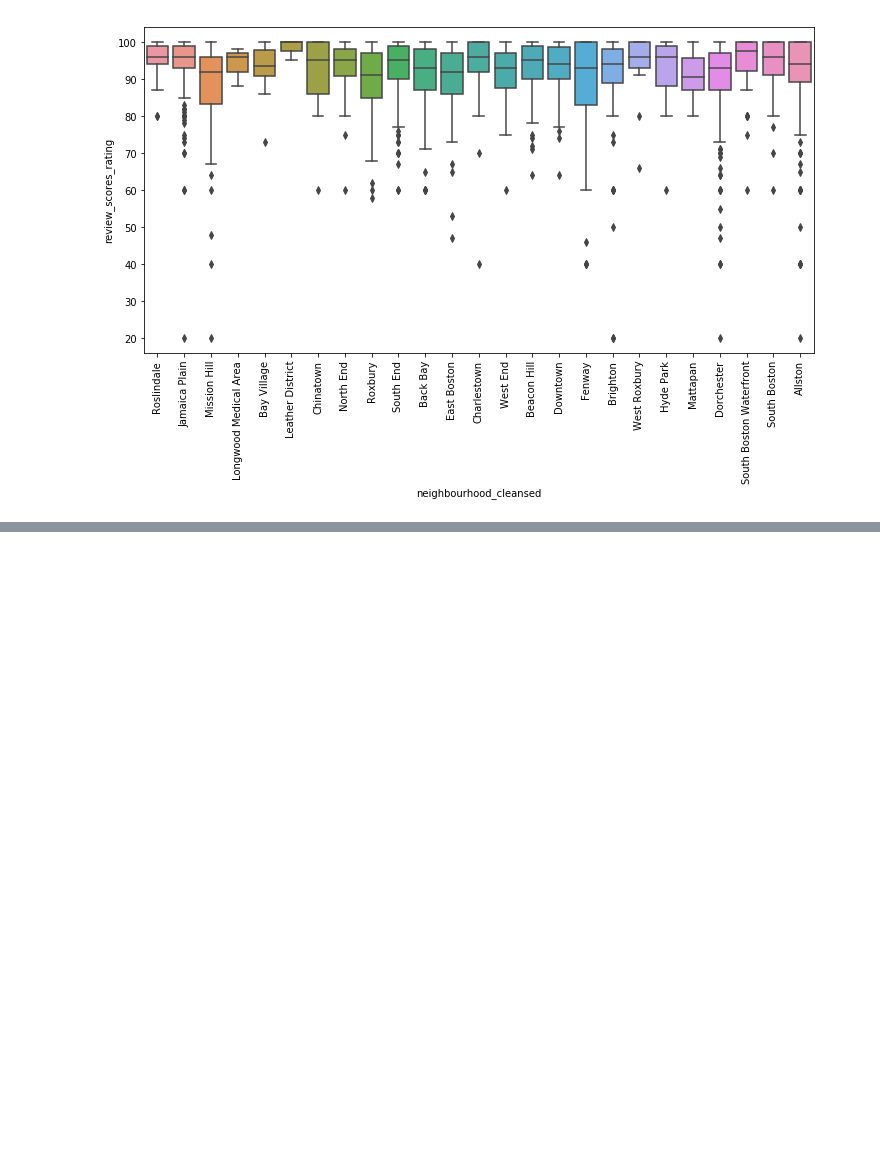
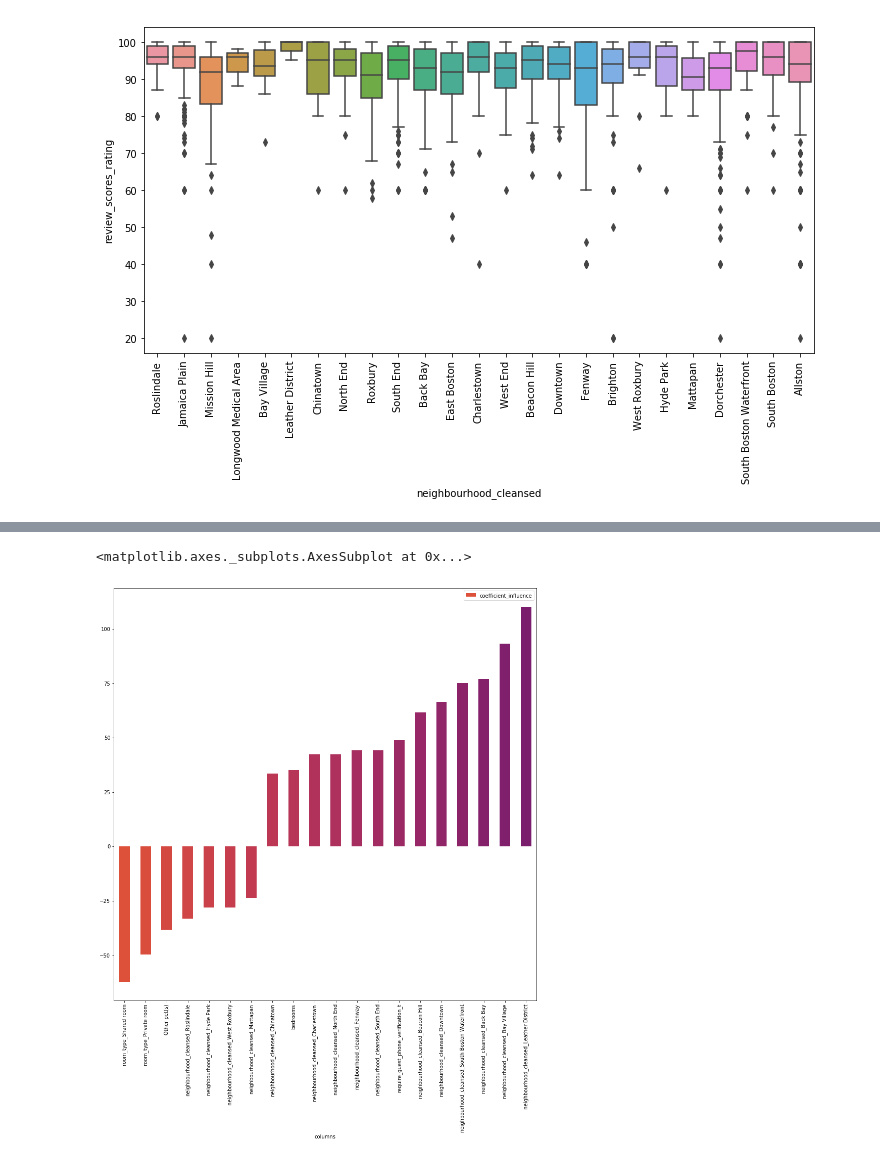
Before and after one commit to cgkaczenski/BostonAirbnb, a Jupyter notebook: BostonAirbnb.ipynb, the cells around one changed output, grey strips where cells are left out. Saved outputs shown, nothing was run; the diff lists cells and outputs as text; code cells hidden in the pictures; blank space fills up the shorter version.

```diff
--- a/BostonAirbnb.ipynb
+++ b/BostonAirbnb.ipynb
@@ -243,7 +236,7 @@ modelcat = dfmodel.select_dtypes(include='object')
 modelnum = dfmodel.select_dtypes(exclude='object')
 y = modelnum['price']
 X = modelnum[['accommodates','host_total_listings_count','number_of_reviews','review_scores_rating','guests_included',
-              'bathrooms','bedrooms','beds','review_scores_rating','review_scores_accuracy','review_scores_cleanliness',
+              'bathrooms','bedrooms','beds','review_scores_accuracy','review_scores_cleanliness',
               'review_scores_checkin','review_scores_value']]
 fill_mean = lambda col: col.fillna(col.mean())
 X = X.apply(fill_mean, axis=0)
@@ -280 +255,7 @@ amenitydf = pd.DataFrame(data=amenity, columns=possible_vals)
+# %%
+a = listings['amenities'].map(
+    lambda amns: "|".join([amn.replace("}", "").replace("{", "").replace('"', "")\
+                           for amn in amns.split(",")])
+)
+possible_vals = np.unique(np.concatenate(a.map(lambda amns: amns.split("|"))))[1:]
 # %%
@@ -312,0 +297,25 @@ y_test_preds = lm_model.predict(X_test)
+# %%
+def coef_weights(coefficients, X_train):
+    '''
+    INPUT:
+    coefficients - the coefficients of the linear model
+    X_train - the training data, so the column names can be used
+    OUTPUT:
+    coefs_df - a dataframe holding the coefficient, estimate, and abs(estimate)
+
+    Provides a dataframe that can be used to understand the most influential coefficients
+    in a linear model by providing the coefficient estimates along with the name of the
+    variable attached to the coefficient.
+    '''
+    coefs_df = pd.DataFrame()
+    coefs_df['columns'] = X_train.columns
+    coefs_df['coefficient_influence'] = lm_model.coef_
+    coefs_df['absolute_value_coefficients'] = np.abs(lm_model.coef_)
+    coefs_df = coefs_df.sort_values('absolute_value_coefficients', ascending=False)
+    return coefs_df
+
+#Use the function
+coef_df = coef_weights(lm_model.coef_, X_train)
+
+#A quick look at the top results
+coef_df.head(20)
@@ -312,0 +340,6 @@ y_test_preds = lm_model.predict(X_test)
+# %%
+color = plt.cm.inferno_r(np.linspace(.4,.8, 30))
+coef_df.head(20).sort_values('coefficient_influence').plot(kind = 'bar', x= 'columns', y='coefficient_influence',figsize=(15,15),color=color)
+# %% [output]
+<matplotlib.axes._subplots.AxesSubplot at 0x...>
+[figure, added]
```
Also changed, not shown: parts of 17 cells of this notebook.
